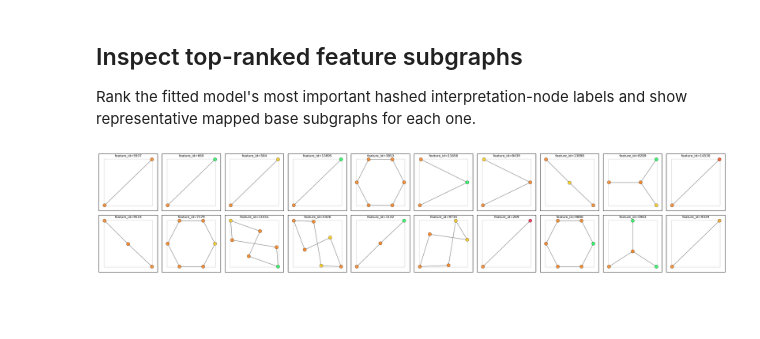
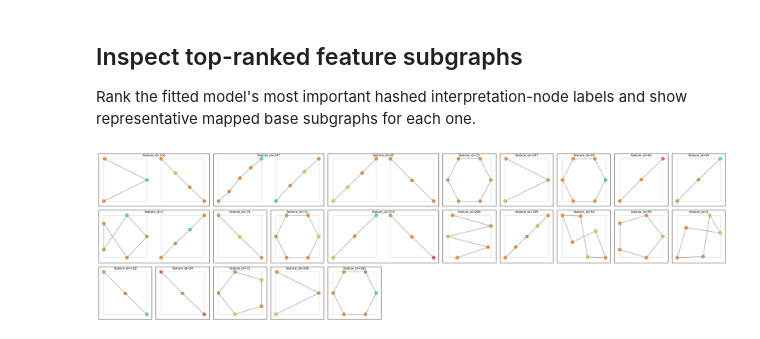
Before and after one commit to fabriziocosta/abstractgraph-ml, a Jupyter notebook: notebooks/examples/example_importance_feature_analysis.ipynb, the cells around one changed output. Saved outputs shown, nothing was run; the diff lists cells and outputs as text; code cells hidden in the pictures; blank space fills up the shorter version.

```diff
--- a/notebooks/examples/example_importance_feature_analysis.ipynb
+++ b/notebooks/examples/example_importance_feature_analysis.ipynb
@@ -70,8 +70,8 @@ AID624249  #graphs: 528
 Define the graph decomposition operators that will generate the feature space.
 # %%
 from abstractgraph.operators import *
-nbits = 14
-df = add(cycle(), compose(neighborhood(radius=1), tree()))
+nbits = 8
+df = add(cycle(), compose(path(number_of_edges=(2,4)), tree()))
 # %% [markdown]
 ## Inspect decomposition
 
@@ -223,12 +223,12 @@ Rank the fitted model's most important hashed interpretation-node labels and sho
 # %%
 from abstractgraph_ml.importance import display_topk_feature_subgraphs
 
 _ = display_topk_feature_subgraphs(
     graphs_tr,
     graph_estimator,
-    top_k_features=10*2,
-    n_graphs_per_line=10,
+    top_k_features=11*2,
+    n_graphs_per_line=11,
     size=(2.2, 2.2),
 )
 # %% [output]
-[figure, old version]
+[figure, new version]
```
Also changed, not shown: parts of 4 cells of this notebook, 1 other file.
